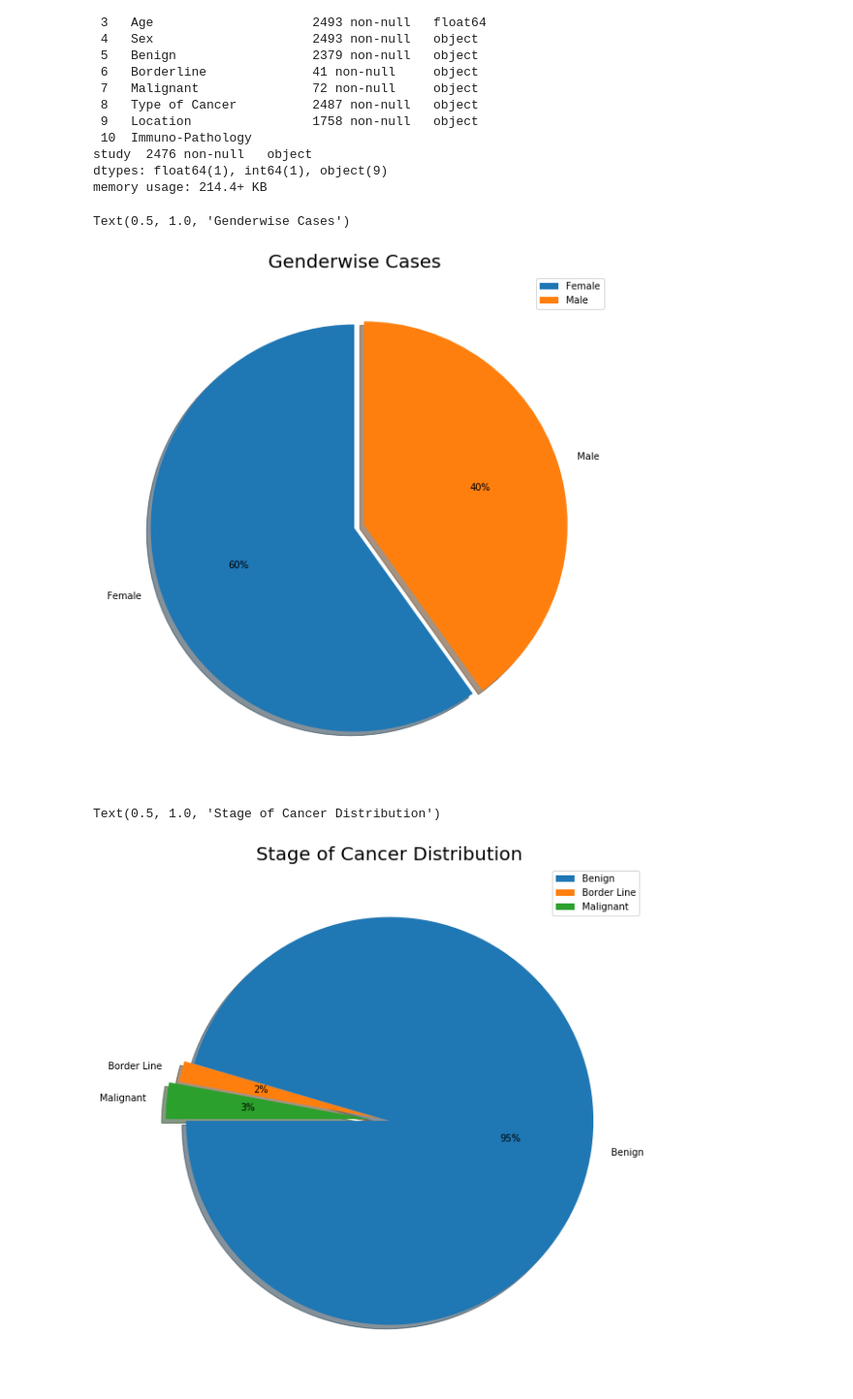
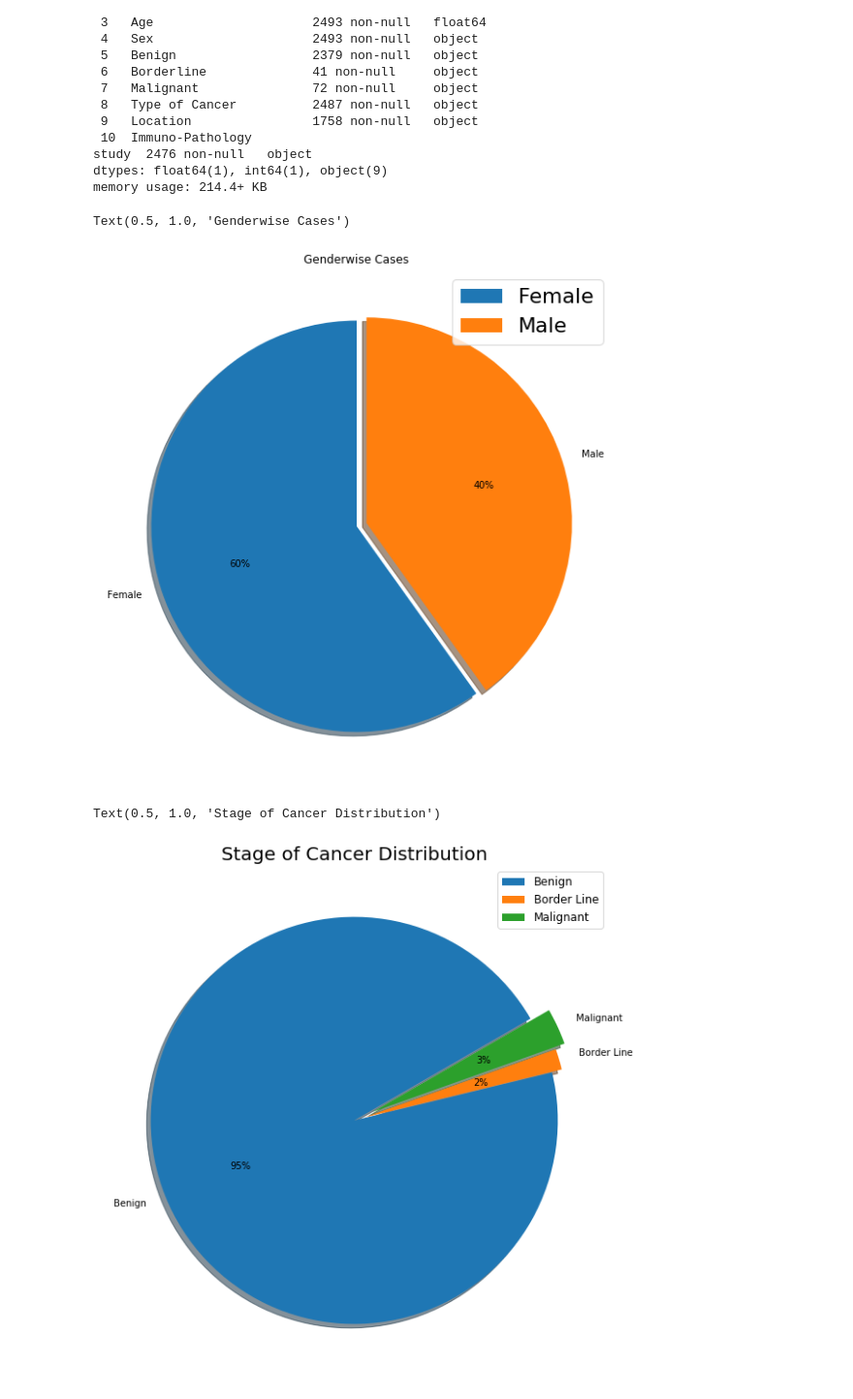
Before and after one commit to ssnk4343/Hospital_Cancer_Analysis, a Jupyter notebook: Cancer_Analysis.ipynb, the cells around one changed output. Shown at 97% size. Drawn from its saved outputs; the diff is of its cells as text; code cells hidden in the pictures.

```diff
--- a/Cancer_Analysis.ipynb
+++ b/Cancer_Analysis.ipynb
@@ -91,24 +91,24 @@ memory usage: 214.4+ KB
 plt.figure(figsize=(10,10))
 df['Sex'].value_counts()
 plt.pie(df['Sex'].value_counts(),labels=['Female','Male'],shadow=True,explode=[0,0.05],autopct='%1.f%%',startangle=90)
-plt.legend(loc='upper right')
+plt.legend(loc='upper right',fontsize=22)
 df['Sex'].value_counts()
-plt.title("Genderwise Cases", Fontsize=20)
+plt.title("Genderwise Cases")
 # %% [output]
 Text(0.5, 1.0, 'Genderwise Cases')
-[figure, old version]
+[figure, new version]
 # %%
 plt.figure(figsize=(10,10))
 benign = df['Benign'].count()
 borderline =df['Borderline'].count()
 malignant = df['Malignant'].count()
-plt.pie([benign,borderline,malignant],labels=['Benign','Border Line','Malignant'],shadow=True,explode=[0,0.05,0.1],autopct='%1.f%%',startangle=900)
-plt.legend(loc='upper right')
+plt.pie([benign,borderline,malignant],labels=['Benign','Border Line','Malignant'],shadow=True,explode=[0,0.05,0.1],autopct='%1.f%%',startangle=390)
+plt.legend(loc='upper right',fontsize=12)
 df['Sex'].value_counts()
 plt.title("Stage of Cancer Distribution", Fontsize=20)
 # %% [output]
 Text(0.5, 1.0, 'Stage of Cancer Distribution')
-[figure, old version]
+[figure, new version]
 # %%
 a=df['Type of Cancer'].value_counts().sort_values().nlargest(20)
 print(a)
```
Also changed, not shown: parts of 2 cells of this notebook.
